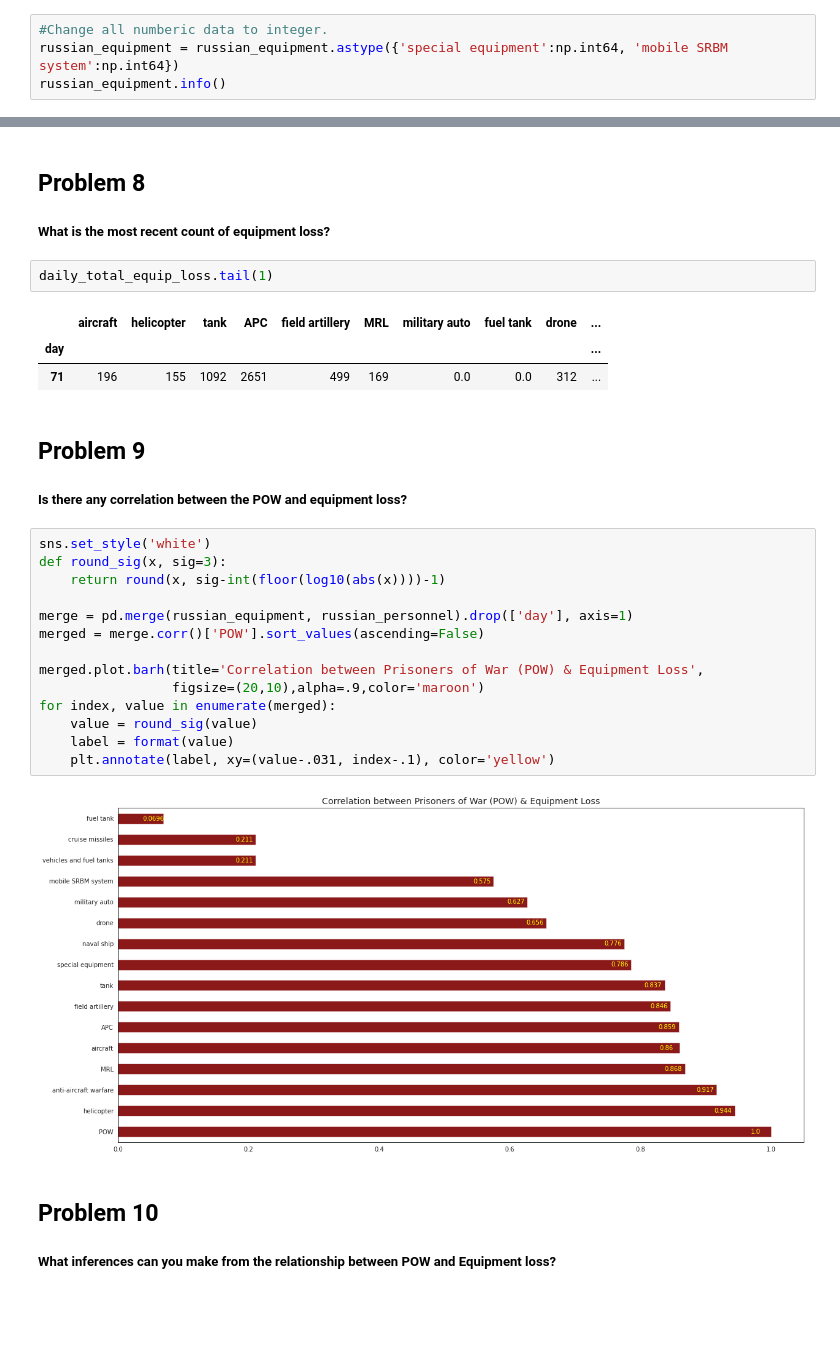
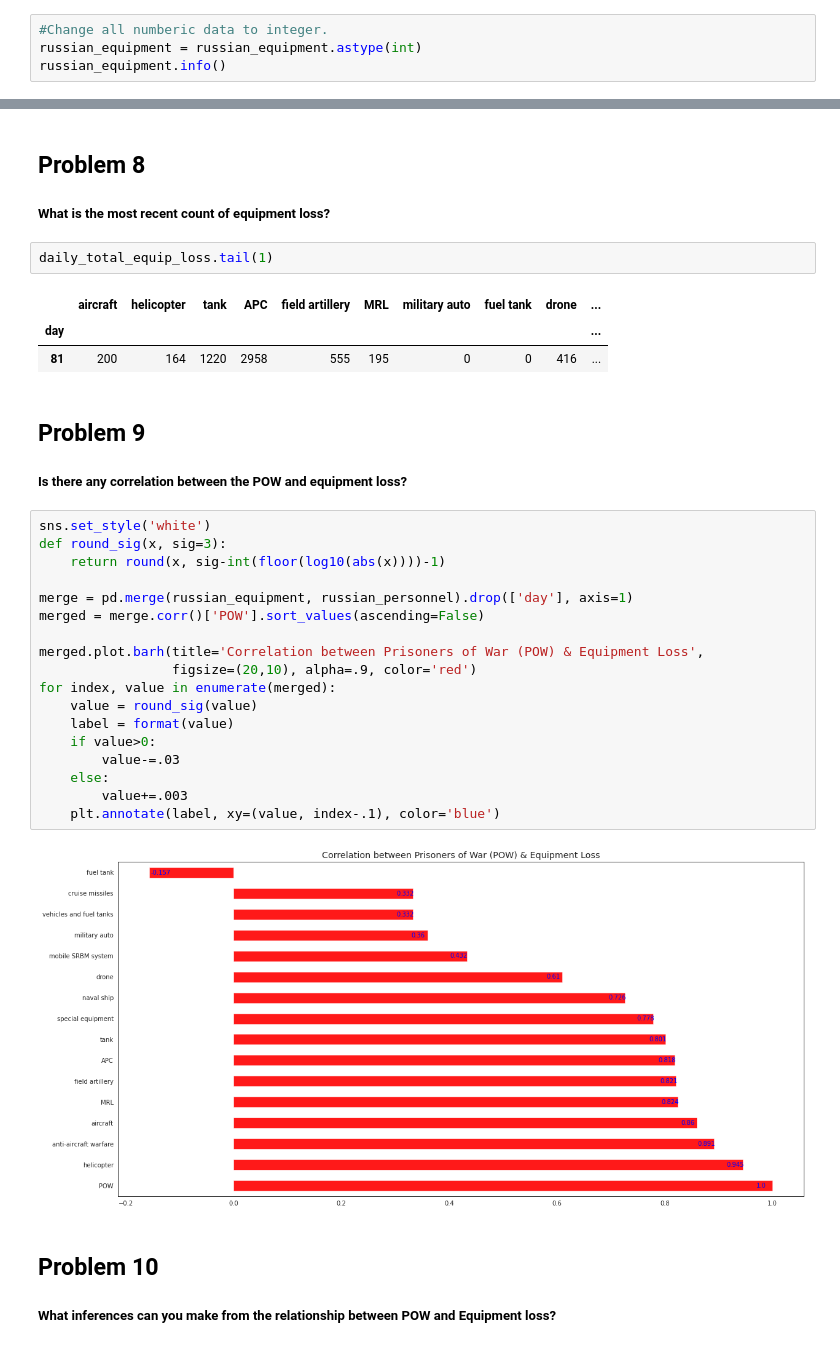
Before and after one commit to Sonya-7/Russian_Invasion_of_Ukraine, a Jupyter notebook: russian-invasion-of-ukraine.ipynb, the cells around one changed output, grey strips where cells are left out. Saved outputs shown, nothing was run; the diff lists cells and outputs as text; blank space fills up the shorter version.

Commit message:
Kaggle Notebook | Russian Invasion of Ukraine

```diff
--- a/russian-invasion-of-ukraine.ipynb
+++ b/russian-invasion-of-ukraine.ipynb
@@ -109,7 +109,7 @@ memory usage: 9.3+ KB
 | 2022-03-01 | 6 | 29 | 29 | 198 | 846 | 77 | 24 | 305.0 | 60.0 | ... |
 # %%
 #Change all numberic data to integer.
-russian_equipment = russian_equipment.astype({'special equipment':np.int64, 'mobile SRBM system':np.int64})
+russian_equipment = russian_equipment.astype(int)
 russian_equipment.info()
 # %% [output]
 <class 'pandas.core.frame.DataFrame'>
@@ -343,26 +330,30 @@ daily_total_equip_loss.tail(1)
 # %% [output]
 |  | aircraft | helicopter | tank | APC | field artillery | MRL | military auto | fuel tank | drone | ... |
 | day |  |  |  |  |  |  |  |  |  | ... |
-| 71 | 196 | 155 | 1092 | 2651 | 499 | 169 | 0.0 | 0.0 | 312 | ... |
+| 81 | 200 | 164 | 1220 | 2958 | 555 | 195 | 0 | 0 | 416 | ... |
 # %% [markdown]
 ## Problem 9
 ##### Is there any correlation between the POW and equipment loss?
 # %%
 sns.set_style('white')
 def round_sig(x, sig=3):
     return round(x, sig-int(floor(log10(abs(x))))-1)
 
 merge = pd.merge(russian_equipment, russian_personnel).drop(['day'], axis=1)
 merged = merge.corr()['POW'].sort_values(ascending=False)
 
 merged.plot.barh(title='Correlation between Prisoners of War (POW) & Equipment Loss',
-                 figsize=(20,10),alpha=.9,color='maroon')
+                 figsize=(20,10), alpha=.9, color='red')
 for index, value in enumerate(merged):
     value = round_sig(value)
     label = format(value)
-    plt.annotate(label, xy=(value-.031, index-.1), color='yellow')
+    if value>0:
+        value-=.03
+    else:
+        value+=.003
+    plt.annotate(label, xy=(value, index-.1), color='blue')
 # %% [output]
-[figure, old version]
+[figure, new version]
 # %% [markdown]
 ## Problem 10
 ##### What inferences can you make from the relationship between POW and Equipment loss?
```
Also changed, not shown: parts of 13 cells of this notebook.
